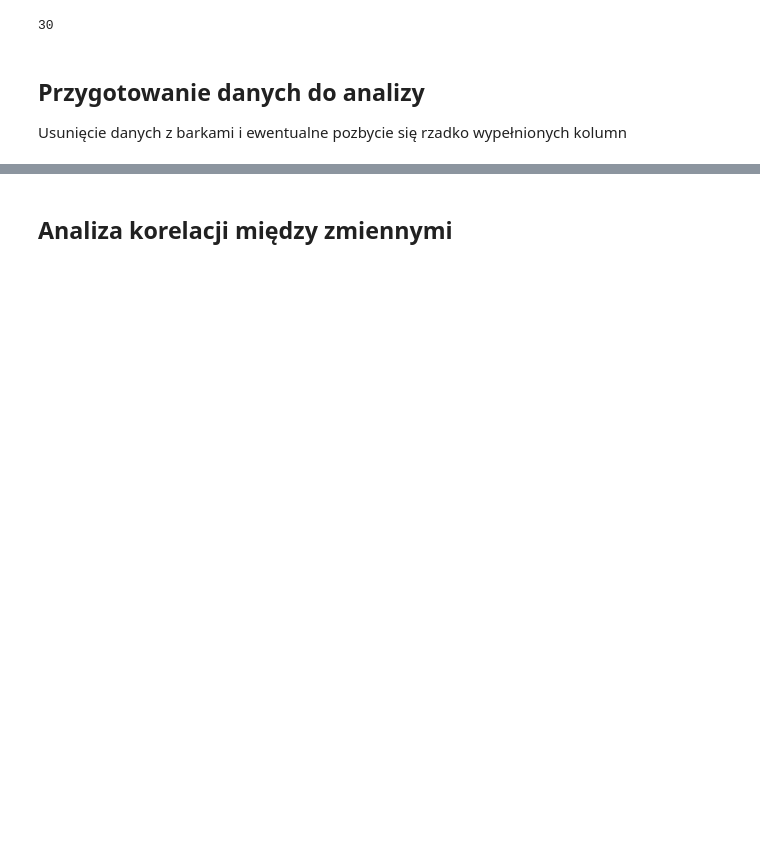
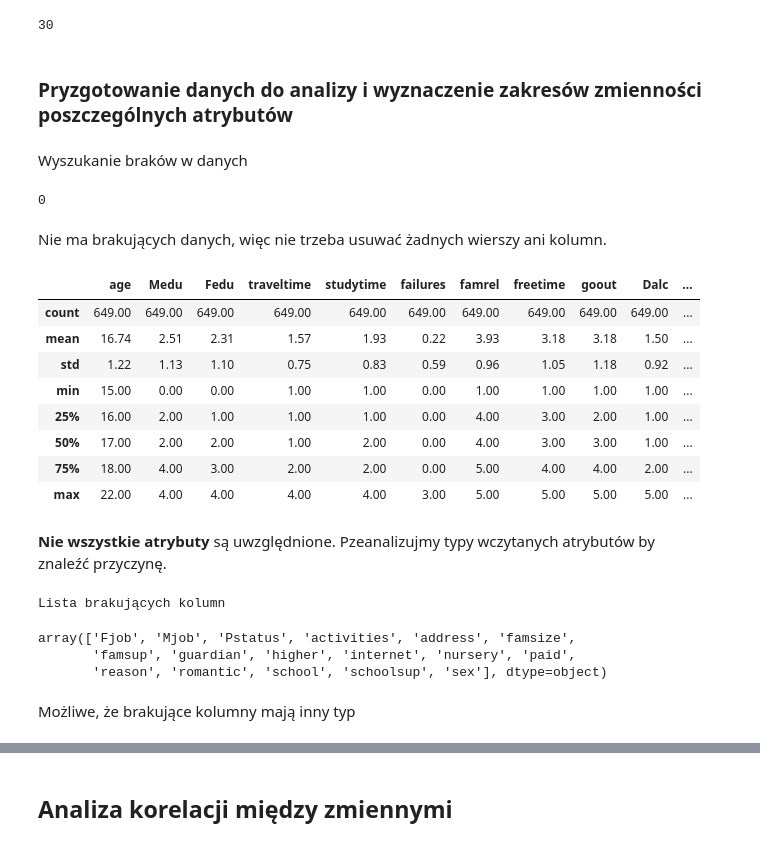
Before and after one commit to SiwyKrzysiek/przewidywanie-ocen, a Jupyter notebook: Realizacja projektu.ipynb, the cells around one changed output, grey strips where cells are left out. Saved outputs shown, nothing was run; the diff lists cells and outputs as text; code cells hidden in the pictures; blank space fills up the shorter version.

```diff
--- a/Realizacja projektu.ipynb
+++ b/Realizacja projektu.ipynb
@@ -54,6 +52,41 @@ podstawoweAtrybuty = df.columns[1:-2]
 podstawoweAtrybuty.size
 # %% [output]
 30
-# %% [markdown]
-## Przygotowanie danych do analizy
-Usunięcie danych z barkami i ewentualne pozbycie się rzadko wypełnionych kolumn
+# %% [markdown]
+### Pryzgotowanie danych do analizy i wyznaczenie zakresów zmienności poszczególnych atrybutów
+# %% [markdown]
+Wyszukanie braków w danych
+# %%
+df.isnull().sum().sum()
+# %% [output]
+0
+# %% [markdown]
+Nie ma brakujących danych, więc nie trzeba usuwać żadnych wierszy ani kolumn.
+# %%
+df.describe()
+# %% [output]
+|  | age | Medu | Fedu | traveltime | studytime | failures | famrel | freetime | goout | Dalc | ... |
+| count | 649.00 | 649.00 | 649.00 | 649.00 | 649.00 | 649.00 | 649.00 | 649.00 | 649.00 | 649.00 | ... |
+| mean | 16.74 | 2.51 | 2.31 | 1.57 | 1.93 | 0.22 | 3.93 | 3.18 | 3.18 | 1.50 | ... |
+| std | 1.22 | 1.13 | 1.10 | 0.75 | 0.83 | 0.59 | 0.96 | 1.05 | 1.18 | 0.92 | ... |
+| min | 15.00 | 0.00 | 0.00 | 1.00 | 1.00 | 0.00 | 1.00 | 1.00 | 1.00 | 1.00 | ... |
+| 25% | 16.00 | 2.00 | 1.00 | 1.00 | 1.00 | 0.00 | 4.00 | 3.00 | 2.00 | 1.00 | ... |
+| 50% | 17.00 | 2.00 | 2.00 | 1.00 | 2.00 | 0.00 | 4.00 | 3.00 | 3.00 | 1.00 | ... |
+| 75% | 18.00 | 4.00 | 3.00 | 2.00 | 2.00 | 0.00 | 5.00 | 4.00 | 4.00 | 2.00 | ... |
+| max | 22.00 | 4.00 | 4.00 | 4.00 | 4.00 | 3.00 | 5.00 | 5.00 | 5.00 | 5.00 | ... |
+# %% [markdown]
+**Nie wszystkie atrybuty** są uwzględnione. Pzeanalizujmy typy wczytanych atrybutów by znaleźć przyczynę.
+# %%
+poprawneKolumny = df.describe().columns
+
+brakujaceKolumny = np.setdiff1d(df.columns, poprawneKolumny)
+
+print("Lista brakujących kolumn")
+brakujaceKolumny
+# %% [output]
+Lista brakujących kolumn
+array(['Fjob', 'Mjob', 'Pstatus', 'activities', 'address', 'famsize',
+       'famsup', 'guardian', 'higher', 'internet', 'nursery', 'paid',
+       'reason', 'romantic', 'school', 'schoolsup', 'sex'], dtype=object)
+# %% [markdown]
+Możliwe, że brakujące kolumny mają inny typ
```
Also changed, not shown: parts of 7 cells of this notebook.
